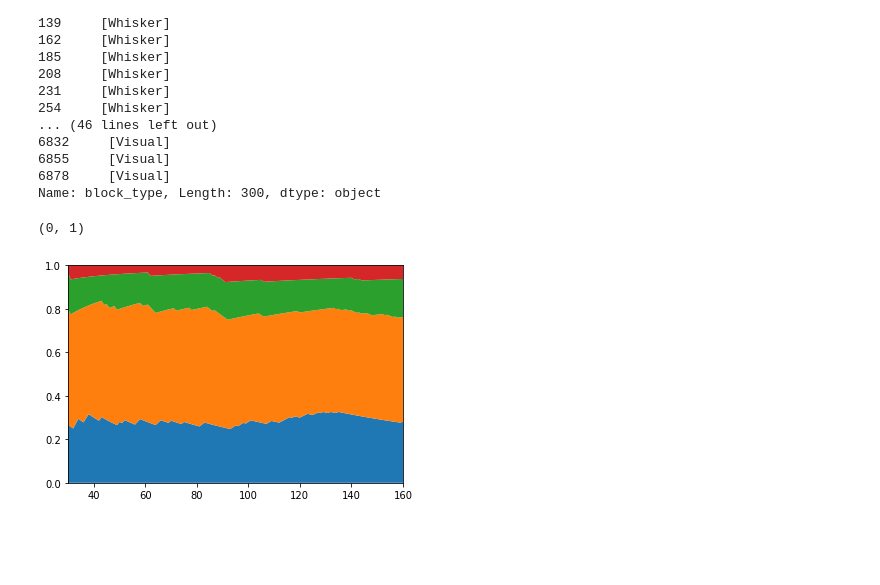
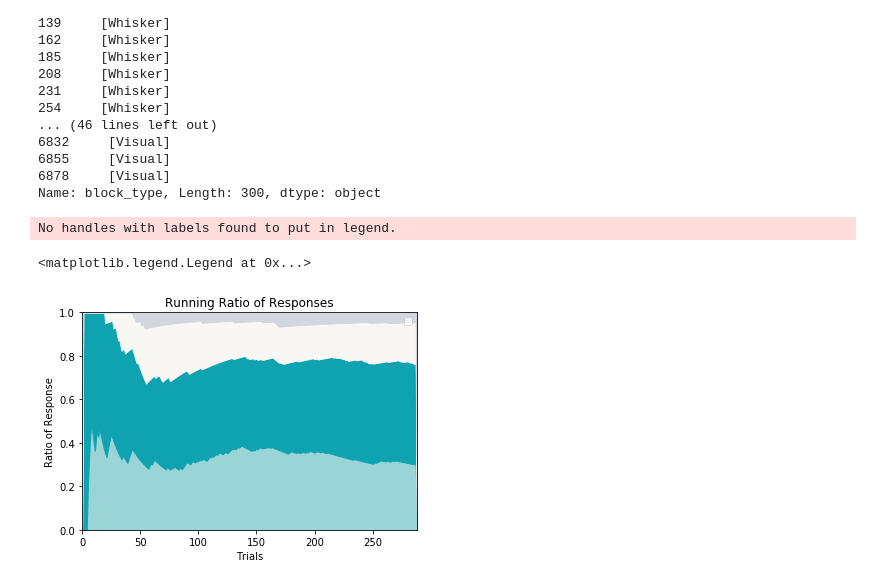
Before and after one commit to maimechevee/Undergrads, a Jupyter notebook: AC_FractionOfResponse.ipynb, the cells around one changed output. Drawn from its saved outputs; the diff is of its cells as text; code cells hidden in the pictures; blank space fills up the shorter version.

Commit message:
updated FractionOfResponse

```diff
--- a/AC_FractionOfResponse.ipynb
+++ b/AC_FractionOfResponse.ipynb
@@ -70,46 +86,51 @@ def frac_calc(response_type, data_frame):
     count = 0.
     fracArr = [0.] * (data_frame.shape[0]+1)
     while (i < data_frame.shape[0]):
-        if (data_frame['Stim/Block/Response'].iloc[int(i)] == response_type):
+        if (data_frame['Stim/Block/Response'].iloc[int(i)] == response_type[0] or data_frame['Stim/Block/Response'].iloc[int(i)] == response_type[1]):
             count += 1
         i += 1
         fracArr[int(i)] = count/i
     return fracArr
 # %%
 # Cl6_10-26-17
-unit6_10_26 = master_log[master_log['unit_name']=='Cl6_10-26-17_TT1clst2']
+unit6_10_26 = master_log[master_log['unit_name']=='Cl6_10-29-17_TT1clst2']
 
-unit6_10_26_whisker = unit6_10_26[unit6_10_26['block_type']=='Whisker']
+MissFrac = frac_calc(list({'SomMiss', 'VisMiss'}), unit6_10_26_whisker)
+FAFrac = frac_calc(list({'SomFA', 'VisFA'}), unit6_10_26_whisker)
+CRFrac = frac_calc(list({'SomCR', 'VisCR'}), unit6_10_26_whisker)
+HitFrac = frac_calc(list({'SomHit', 'VisHit'}), unit6_10_26_whisker)
 
-SomMissFrac = frac_calc('SomMiss', unit6_10_26_whisker)
-SomFAFrac = frac_calc('SomFA', unit6_10_26_whisker)
-SomCRFrac = frac_calc('SomCR', unit6_10_26_whisker)
-SomHitFrac = frac_calc('SomHit', unit6_10_26_whisker)
 
-line1 = [0.] * (unit6_10_26_whisker.shape[0]+1)
-line2 = [0.] * (unit6_10_26_whisker.shape[0]+1)
-line3 = [0.] * (unit6_10_26_whisker.shape[0]+1)
+line1 = [0.] * (unit6_10_26.shape[0]+1)
+line2 = [0.] * (unit6_10_26.shape[0]+1)
+line3 = [0.] * (unit6_10_26.shape[0]+1)
 
-for i in range(unit6_10_26_whisker.shape[0]):
-    line1[i] = SomHitFrac[i]
-    line2[i] = SomHitFrac[i]+SomCRFrac[i]
-    line3[i] = SomHitFrac[i]+SomCRFrac[i]+SomMissFrac[i]
+for i in range(unit6_10_26.shape[0]):
+    line1[i] = HitFrac[i]
+    line2[i] = HitFrac[i]+CRFrac[i]
+    line3[i] = HitFrac[i]+CRFrac[i]+MissFrac[i]
 
-x = list(np.arange(unit6_10_26_whisker.shape[0]+1, dtype=float))
-y_base = [0.] * (unit6_10_26_whisker.shape[0]+1)
-y_max = [1.] * (unit6_10_26_whisker.shape[0]+1)
+x = list(np.arange(unit6_10_26.shape[0]+1, dtype=float))
+y_base = [0.] * (unit6_10_26.shape[0]+1)
+y_max = [1.] * (unit6_10_26.shape[0]+1)
 fig1 = plt.figure()
 ax1 = fig1.subplots()
-ax1.fill_between(x, y_base, line1)
-ax1.fill_between(x, line1, line2)
-ax1.fill_between(x, line2, line3)
-ax1.fill_between(x, line3, y_max)
+ax1.fill_between(x, y_base, line1, color = '#9AD4D6')
+ax1.fill_between(x, line1, line2, color = '#0FA3B1')
+ax1.fill_between(x, line2, line3, color = '#F9F7F3')
+ax1.fill_between(x, line3, y_max, color = '#D2D7DF')
 
-plt.xlim(30,160)
+plt.xlim(0,unit6_10_26.shape[0])
 plt.ylim(0,1)
+
+plt.xlabel('Trials')
+plt.ylabel('Ratio of Response')
+plt.title('Running Ratio of Responses')
+plt.legend()
 # %% [output]
-(0, 1)
+No handles with labels found to put in legend.
+<matplotlib.legend.Legend at 0x...>
-[figure, old version]
+[figure, new version]
 # %%
 # Cl6_10-26-17
 unit6_10_26 = master_log[master_log['unit_name']=='Cl6_10-26-17_TT1clst2']
```
Also changed, not shown: parts of 2 cells of this notebook.
